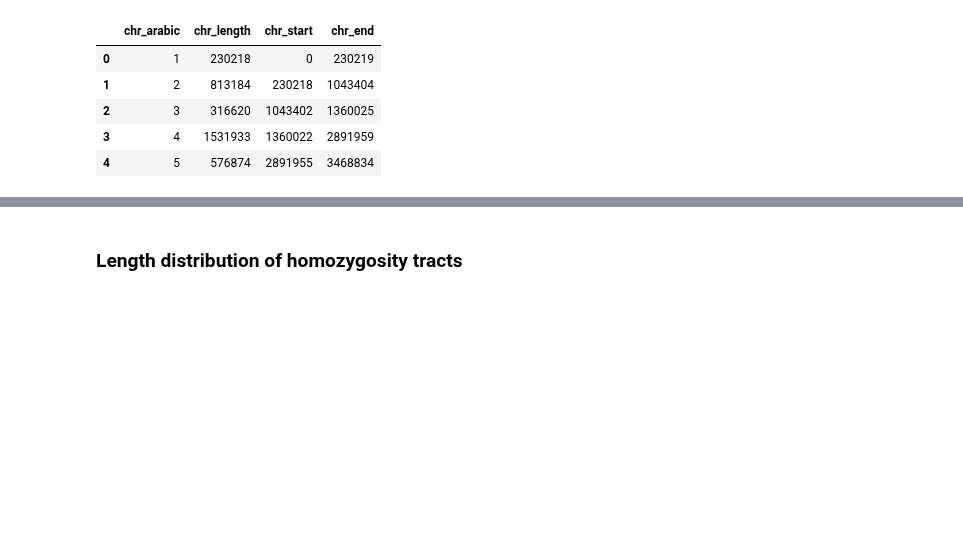
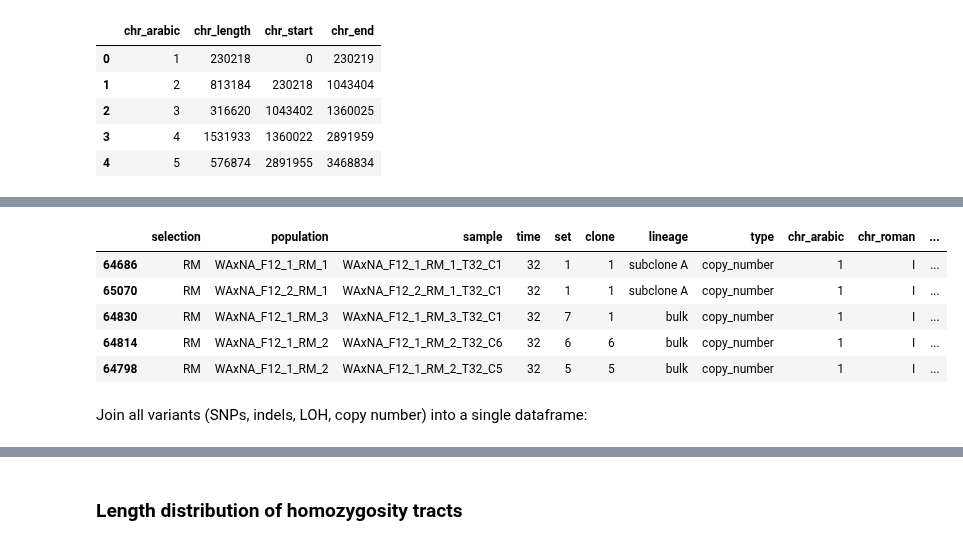
Before and after one commit to ivazquez/clonal-heterogeneity, a Jupyter notebook: src/figure3.ipynb, the cells around one changed output, grey strips where cells are left out. Saved outputs shown, nothing was run; the diff lists cells and outputs as text; code cells hidden in the pictures; blank space fills up the shorter version.

```diff
--- a/src/figure3.ipynb
+++ b/src/figure3.ipynb
@@ -58,0 +91,14 @@ chr_coords.head()
+# %%
+# load data
+seq_loh_df = utils.load_data(dir_data+'seq/de-novo/seq_de_novo_loh.pickle')
+
+seq_loh_df.head()
+# %% [output]
+|  | selection | population | sample | time | set | clone | lineage | type | chr_arabic | chr_roman | ... |
+| 64686 | RM | WAxNA_F12_1_RM_1 | WAxNA_F12_1_RM_1_T32_C1 | 32 | 1 | 1 | subclone A | copy_number | 1 | I | ... |
+| 65070 | RM | WAxNA_F12_2_RM_1 | WAxNA_F12_2_RM_1_T32_C1 | 32 | 1 | 1 | subclone A | copy_number | 1 | I | ... |
+| 64830 | RM | WAxNA_F12_1_RM_3 | WAxNA_F12_1_RM_3_T32_C1 | 32 | 7 | 1 | bulk | copy_number | 1 | I | ... |
+| 64814 | RM | WAxNA_F12_1_RM_2 | WAxNA_F12_1_RM_2_T32_C6 | 32 | 6 | 6 | bulk | copy_number | 1 | I | ... |
+| 64798 | RM | WAxNA_F12_1_RM_2 | WAxNA_F12_1_RM_2_T32_C5 | 32 | 5 | 5 | bulk | copy_number | 1 | I | ... |
+# %% [markdown]
+Join all variants (SNPs, indels, LOH, copy number) into a single dataframe:
```
Also changed, not shown: parts of 17 cells of this notebook, 10 other files.
